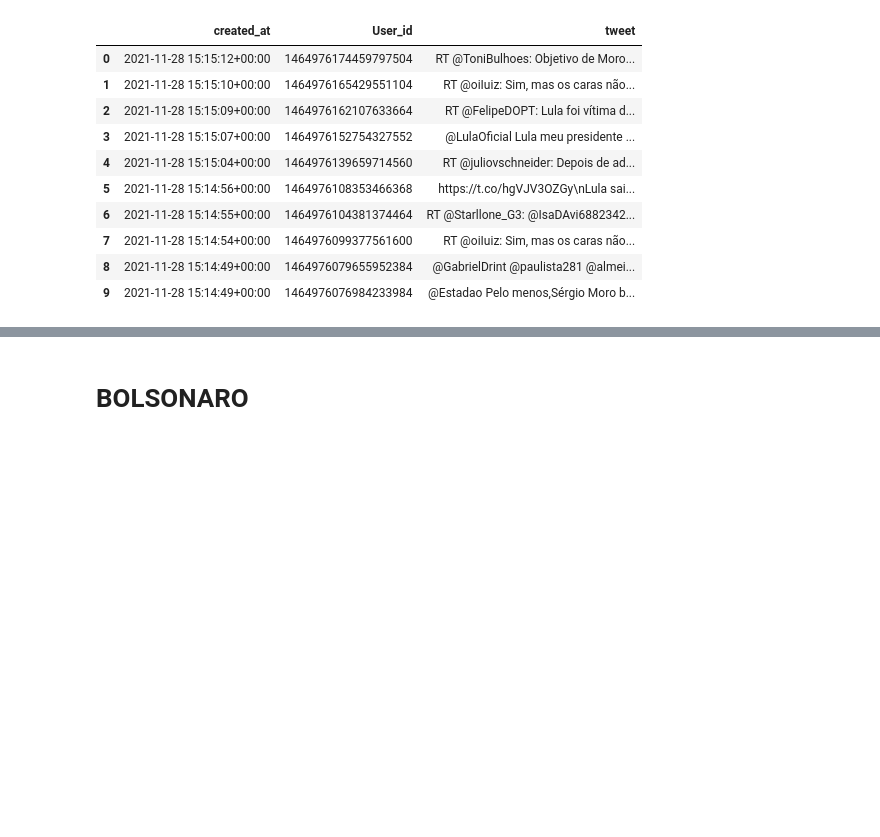
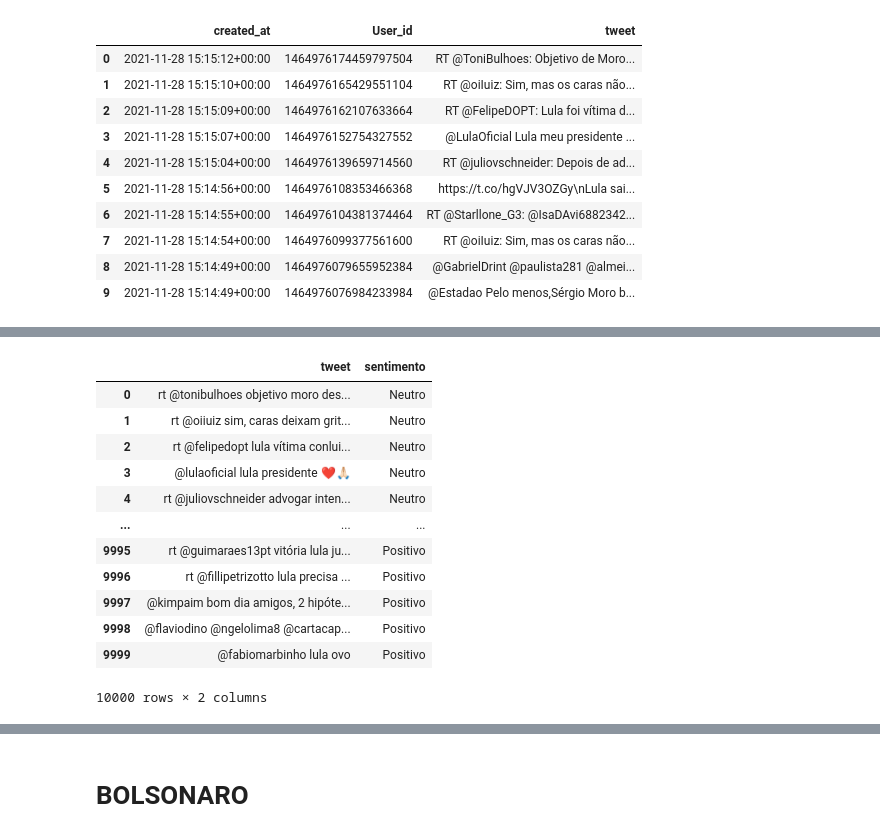
Before and after one commit to guiaech/analise_sentimento_twitter, a Jupyter notebook: Projeto_integrador_IIIB.ipynb, the cells around one changed output, grey strips where cells are left out. Drawn from its saved outputs; the diff is of its cells as text; code cells hidden in the pictures; blank space fills up the shorter version.

```diff
--- a/Projeto_integrador_IIIB.ipynb
+++ b/Projeto_integrador_IIIB.ipynb
@@ -383,0 +382,16 @@ for t, c in zip (lulaa,modelo.predict(freq_tweets)):
+# %%
+lularesul
+# %% [output]
+|  | tweet | sentimento |
+| 0 | rt @tonibulhoes objetivo moro des... | Neutro |
+| 1 | rt @oiiuiz sim, caras deixam grit... | Neutro |
+| 2 | rt @felipedopt lula vítima conlui... | Neutro |
+| 3 | @lulaoficial lula presidente ❤️🙏🏻 | Neutro |
+| 4 | rt @juliovschneider advogar inten... | Neutro |
+| ... | ... | ... |
+| 9995 | rt @guimaraes13pt vitória lula ju... | Positivo |
+| 9996 | rt @fillipetrizotto lula precisa ... | Positivo |
+| 9997 | @kimpaim bom dia amigos, 2 hipóte... | Positivo |
+| 9998 | @flaviodino @ngelolima8 @cartacap... | Positivo |
+| 9999 | @fabiomarbinho lula ovo | Positivo |
+10000 rows × 2 columns
```
Also changed, not shown: parts of 16 cells of this notebook.
